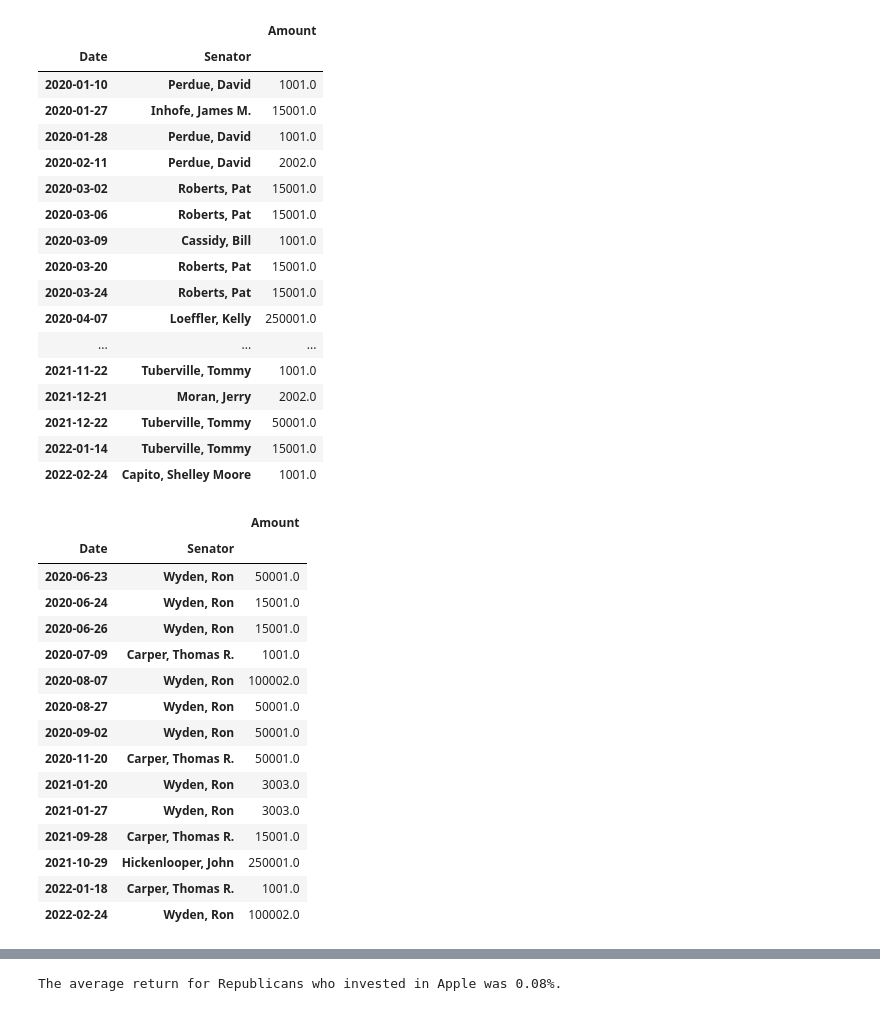
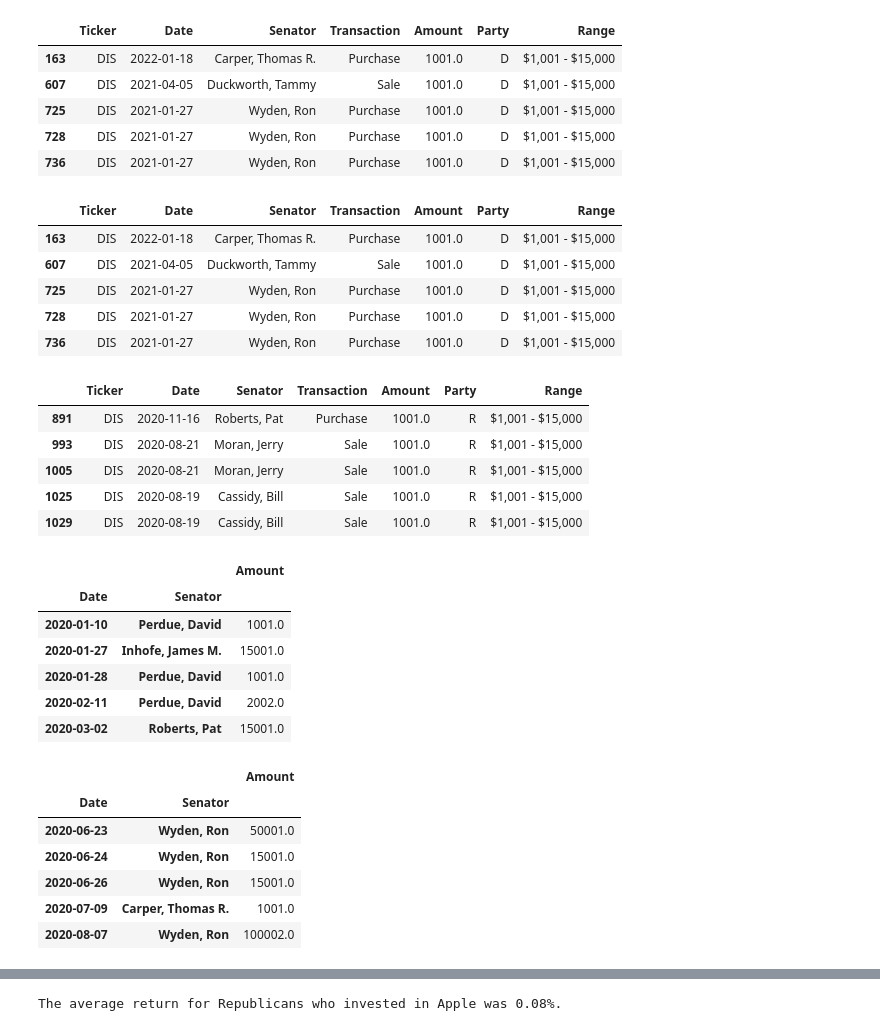
Before and after one commit to Loudju/Fintech_Project1_Politician_stock_trading, a Jupyter notebook: senate_trades.ipynb, the cells around one changed output, grey strips where cells are left out. Drawn from its saved outputs; the diff is of its cells as text; code cells hidden in the pictures.

```diff
--- a/senate_trades.ipynb
+++ b/senate_trades.ipynb
@@ -345,3 +152,33 @@ display(senate_gme)
+# %%
+senate_dis = senate_party_df[senate_party_df["Ticker"]=="DIS"]
+senate_dis.head()
+# %% [output]
+|  | Ticker | Date | Senator | Transaction | Amount | Party | Range |
+| 163 | DIS | 2022-01-18 | Carper, Thomas R. | Purchase | 1001.0 | D | $1,001 - $15,000 |
+| 607 | DIS | 2021-04-05 | Duckworth, Tammy | Sale | 1001.0 | D | $1,001 - $15,000 |
+| 725 | DIS | 2021-01-27 | Wyden, Ron | Purchase | 1001.0 | D | $1,001 - $15,000 |
+| 728 | DIS | 2021-01-27 | Wyden, Ron | Purchase | 1001.0 | D | $1,001 - $15,000 |
+| 736 | DIS | 2021-01-27 | Wyden, Ron | Purchase | 1001.0 | D | $1,001 - $15,000 |
+# %%
+senate_dem_dis= senate_dis[senate_dis["Party"]=="D"]
+senate_dem_dis.head()
+# %% [output]
+|  | Ticker | Date | Senator | Transaction | Amount | Party | Range |
+| 163 | DIS | 2022-01-18 | Carper, Thomas R. | Purchase | 1001.0 | D | $1,001 - $15,000 |
+| 607 | DIS | 2021-04-05 | Duckworth, Tammy | Sale | 1001.0 | D | $1,001 - $15,000 |
+| 725 | DIS | 2021-01-27 | Wyden, Ron | Purchase | 1001.0 | D | $1,001 - $15,000 |
+| 728 | DIS | 2021-01-27 | Wyden, Ron | Purchase | 1001.0 | D | $1,001 - $15,000 |
+| 736 | DIS | 2021-01-27 | Wyden, Ron | Purchase | 1001.0 | D | $1,001 - $15,000 |
+# %%
+senate_rep_dis= senate_dis[senate_dis["Party"]=="R"]
+senate_rep_dis.head()
+# %% [output]
+|  | Ticker | Date | Senator | Transaction | Amount | Party | Range |
+| 891 | DIS | 2020-11-16 | Roberts, Pat | Purchase | 1001.0 | R | $1,001 - $15,000 |
+| 993 | DIS | 2020-08-21 | Moran, Jerry | Sale | 1001.0 | R | $1,001 - $15,000 |
+| 1005 | DIS | 2020-08-21 | Moran, Jerry | Sale | 1001.0 | R | $1,001 - $15,000 |
+| 1025 | DIS | 2020-08-19 | Cassidy, Bill | Sale | 1001.0 | R | $1,001 - $15,000 |
+| 1029 | DIS | 2020-08-19 | Cassidy, Bill | Sale | 1001.0 | R | $1,001 - $15,000 |
 # %%
 def senate_trading_def(ticker=""):
         if len(ticker)>0:
@@ -359,32 +196,21 @@ def senate_trading_def(ticker=""):
 # %%
 senate_aapl = senate_trading_def("AAPL")
 
 senate_aapl['Date'] = pd.to_datetime(senate_aapl['Date'])
 
 senate_aapl = senate_aapl[(senate_aapl['Date'] > '2020-01-01') & (senate_aapl['Date'] <= '2022-06-03')]
 
-display(senate_rep_aapl.groupby(['Date', 'Senator']).sum())
+display(senate_rep_aapl.groupby(['Date', 'Senator']).sum().head())
 
-display(senate_dem_aapl.groupby(['Date', 'Senator']).sum())
+display(senate_dem_aapl.groupby(['Date', 'Senator']).sum().head())
 # %% [output]
 |  |  | Amount |
 | Date | Senator |  |
 | 2020-01-10 | Perdue, David | 1001.0 |
 | 2020-01-27 | Inhofe, James M. | 15001.0 |
 | 2020-01-28 | Perdue, David | 1001.0 |
 | 2020-02-11 | Perdue, David | 2002.0 |
 | 2020-03-02 | Roberts, Pat | 15001.0 |
-| 2020-03-06 | Roberts, Pat | 15001.0 |
-| 2020-03-09 | Cassidy, Bill | 1001.0 |
-| 2020-03-20 | Roberts, Pat | 15001.0 |
-| 2020-03-24 | Roberts, Pat | 15001.0 |
-| 2020-04-07 | Loeffler, Kelly | 250001.0 |
-| ... | ... | ... |
-| 2021-11-22 | Tuberville, Tommy | 1001.0 |
-| 2021-12-21 | Moran, Jerry | 2002.0 |
-| 2021-12-22 | Tuberville, Tommy | 50001.0 |
-| 2022-01-14 | Tuberville, Tommy | 15001.0 |
-| 2022-02-24 | Capito, Shelley Moore | 1001.0 |
 |  |  | Amount |
 | Date | Senator |  |
 | 2020-06-23 | Wyden, Ron | 50001.0 |
@@ -392,15 +218,6 @@ display(senate_dem_aapl.groupby(['Date', 'Senator']).sum())
 | 2020-06-26 | Wyden, Ron | 15001.0 |
 | 2020-07-09 | Carper, Thomas R. | 1001.0 |
 | 2020-08-07 | Wyden, Ron | 100002.0 |
-| 2020-08-27 | Wyden, Ron | 50001.0 |
-| 2020-09-02 | Wyden, Ron | 50001.0 |
-| 2020-11-20 | Carper, Thomas R. | 50001.0 |
-| 2021-01-20 | Wyden, Ron | 3003.0 |
-| 2021-01-27 | Wyden, Ron | 3003.0 |
-| 2021-09-28 | Carper, Thomas R. | 15001.0 |
-| 2021-10-29 | Hickenlooper, John | 250001.0 |
-| 2022-01-18 | Carper, Thomas R. | 1001.0 |
-| 2022-02-24 | Wyden, Ron | 100002.0 |
 # %%
 aapl = yf.Ticker("AAPL")
 aapl_hist = aapl.history(start="2020-01-01", end="2022-06-03")
```
Also changed, not shown: parts of 82 cells of this notebook, 1 other file.
